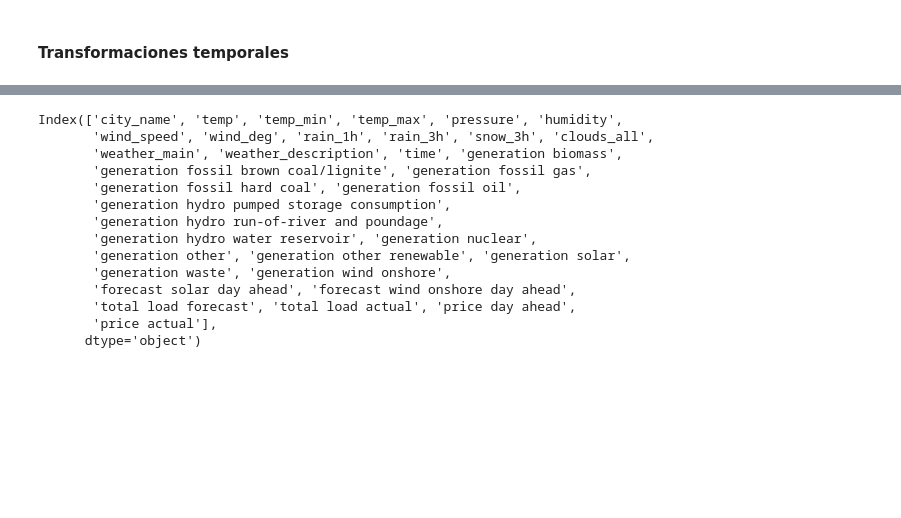
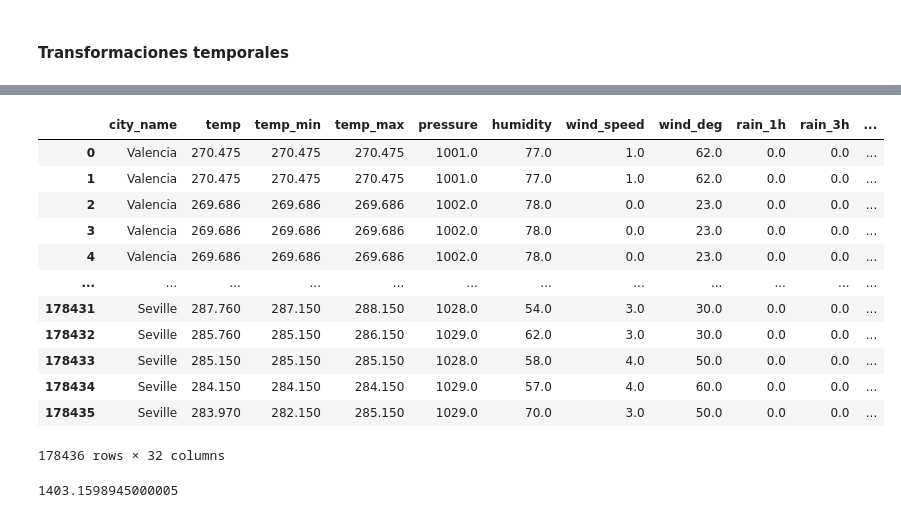
Before and after one commit to pablofem/TFM, a Jupyter notebook: DATA_MODELING.ipynb, the cells around one changed output, grey strips where cells are left out. Cells and saved outputs as stored; diff of their text form; code cells hidden in the pictures; blank space fills up the shorter version.

```diff
--- a/DATA_MODELING.ipynb
+++ b/DATA_MODELING.ipynb
@@ -38,17 +48,20 @@ Shape: (178436, 35)
 # %%
-df.columns
+df
 # %% [output]
+|  | city_name | temp | temp_min | temp_max | pressure | humidity | wind_speed | wind_deg | rain_1h | rain_3h | ... |
+| 0 | Valencia | 270.475 | 270.475 | 270.475 | 1001.0 | 77.0 | 1.0 | 62.0 | 0.0 | 0.0 | ... |
+| 1 | Valencia | 270.475 | 270.475 | 270.475 | 1001.0 | 77.0 | 1.0 | 62.0 | 0.0 | 0.0 | ... |
+| 2 | Valencia | 269.686 | 269.686 | 269.686 | 1002.0 | 78.0 | 0.0 | 23.0 | 0.0 | 0.0 | ... |
+| 3 | Valencia | 269.686 | 269.686 | 269.686 | 1002.0 | 78.0 | 0.0 | 23.0 | 0.0 | 0.0 | ... |
+| 4 | Valencia | 269.686 | 269.686 | 269.686 | 1002.0 | 78.0 | 0.0 | 23.0 | 0.0 | 0.0 | ... |
+| ... | ... | ... | ... | ... | ... | ... | ... | ... | ... | ... | ... |
+| 178431 | Seville | 287.760 | 287.150 | 288.150 | 1028.0 | 54.0 | 3.0 | 30.0 | 0.0 | 0.0 | ... |
+| 178432 | Seville | 285.760 | 285.150 | 286.150 | 1029.0 | 62.0 | 3.0 | 30.0 | 0.0 | 0.0 | ... |
+| 178433 | Seville | 285.150 | 285.150 | 285.150 | 1028.0 | 58.0 | 4.0 | 50.0 | 0.0 | 0.0 | ... |
+| 178434 | Seville | 284.150 | 284.150 | 284.150 | 1029.0 | 57.0 | 4.0 | 60.0 | 0.0 | 0.0 | ... |
+| 178435 | Seville | 283.970 | 282.150 | 285.150 | 1029.0 | 70.0 | 3.0 | 50.0 | 0.0 | 0.0 | ... |
-Index(['city_name', 'temp', 'temp_min', 'temp_max', 'pressure', 'humidity',
-       'wind_speed', 'wind_deg', 'rain_1h', 'rain_3h', 'snow_3h', 'clouds_all',
-       'weather_main', 'weather_description', 'time', 'generation biomass',
-       'generation fossil brown coal/lignite', 'generation fossil gas',
-       'generation fossil hard coal', 'generation fossil oil',
-       'generation hydro pumped storage consumption',
-       'generation hydro run-of-river and poundage',
-       'generation hydro water reservoir', 'generation nuclear',
-       'generation other', 'generation other renewable', 'generation solar',
-       'generation waste', 'generation wind onshore',
-       'forecast solar day ahead', 'forecast wind onshore day ahead',
-       'total load forecast', 'total load actual', 'price day ahead',
-       'price actual'],
-      dtype='object')
+178436 rows × 32 columns
+# %%
+(28191.319789 - 25385.0)/2
+# %% [output]
+1403.1598945000005
```
Also changed, not shown: parts of 4 cells of this notebook, 2 other files.
